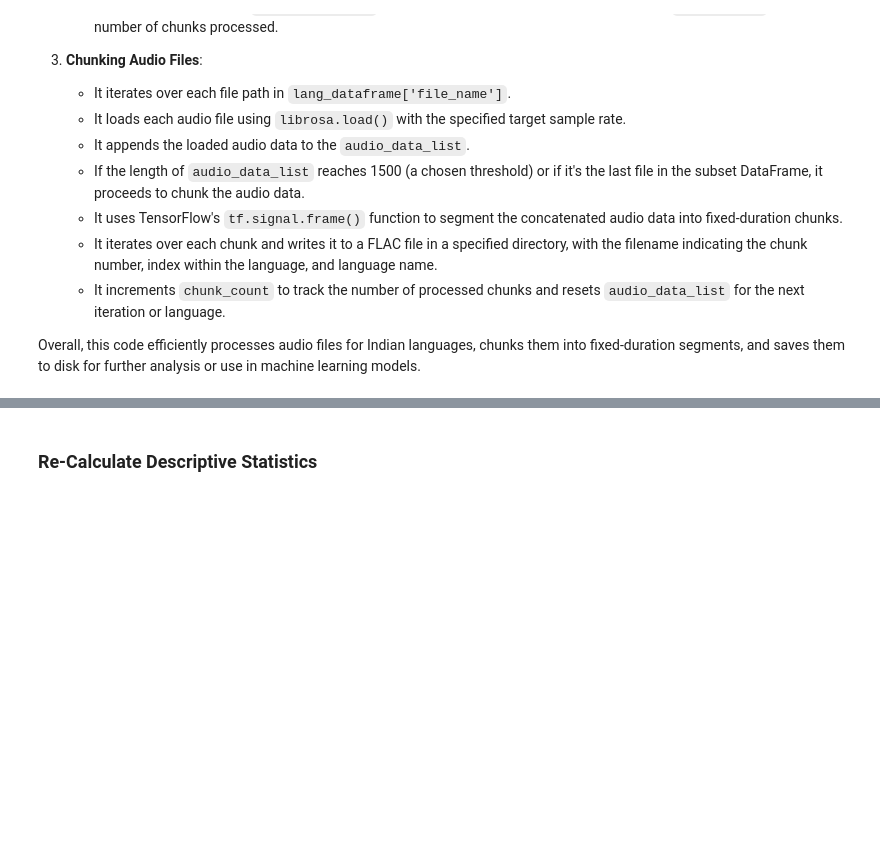
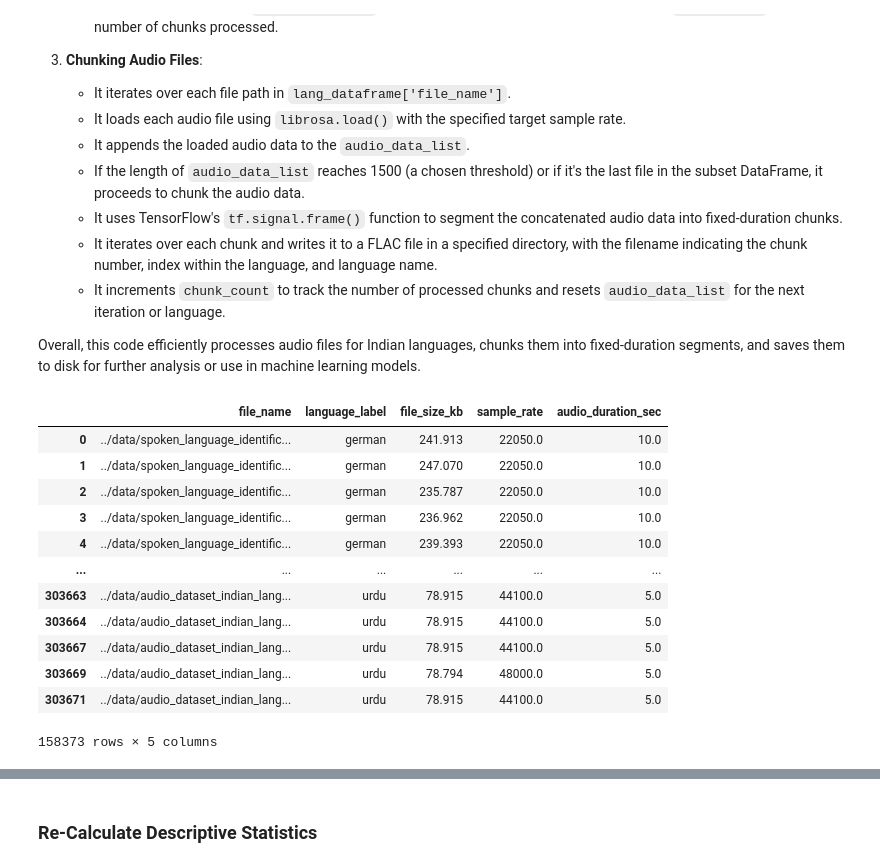
Before and after one commit to default741/speak-sense, a Jupyter notebook: notebooks/speak-sense-feature-extraction-notebook.ipynb, the cells around one changed output, grey strips where cells are left out. Saved outputs shown, nothing was run; the diff lists cells and outputs as text; code cells hidden in the pictures; blank space fills up the shorter version.

```diff
--- a/notebooks/speak-sense-feature-extraction-notebook.ipynb
+++ b/notebooks/speak-sense-feature-extraction-notebook.ipynb
@@ -77,6 +77,22 @@ This code processes audio data for Indian languages by chunking the audio files
     - It increments `chunk_count` to track the number of processed chunks and resets `audio_data_list` for the next iteration or language.
 
 Overall, this code efficiently processes audio files for Indian languages, chunks them into fixed-duration segments, and saves them to disk for further analysis or use in machine learning models.
+# %%
+language_dataframe
+# %% [output]
+|  | file_name | language_label | file_size_kb | sample_rate | audio_duration_sec |
+| 0 | ../data/spoken_language_identific... | german | 241.913 | 22050.0 | 10.0 |
+| 1 | ../data/spoken_language_identific... | german | 247.070 | 22050.0 | 10.0 |
+| 2 | ../data/spoken_language_identific... | german | 235.787 | 22050.0 | 10.0 |
+| 3 | ../data/spoken_language_identific... | german | 236.962 | 22050.0 | 10.0 |
+| 4 | ../data/spoken_language_identific... | german | 239.393 | 22050.0 | 10.0 |
+| ... | ... | ... | ... | ... | ... |
+| 303663 | ../data/audio_dataset_indian_lang... | urdu | 78.915 | 44100.0 | 5.0 |
+| 303664 | ../data/audio_dataset_indian_lang... | urdu | 78.915 | 44100.0 | 5.0 |
+| 303667 | ../data/audio_dataset_indian_lang... | urdu | 78.915 | 44100.0 | 5.0 |
+| 303669 | ../data/audio_dataset_indian_lang... | urdu | 78.794 | 48000.0 | 5.0 |
+| 303671 | ../data/audio_dataset_indian_lang... | urdu | 78.915 | 44100.0 | 5.0 |
+158373 rows × 5 columns
 # %%
 indian_languages = ['bengali', 'gujarati', 'hindi', 'kannada', 'malayalam', 'marathi', 'tamil', 'telugu', 'urdu']
 target_sample_rate = 22050
```
Also changed, not shown: parts of 12 cells of this notebook, 1 other file.
